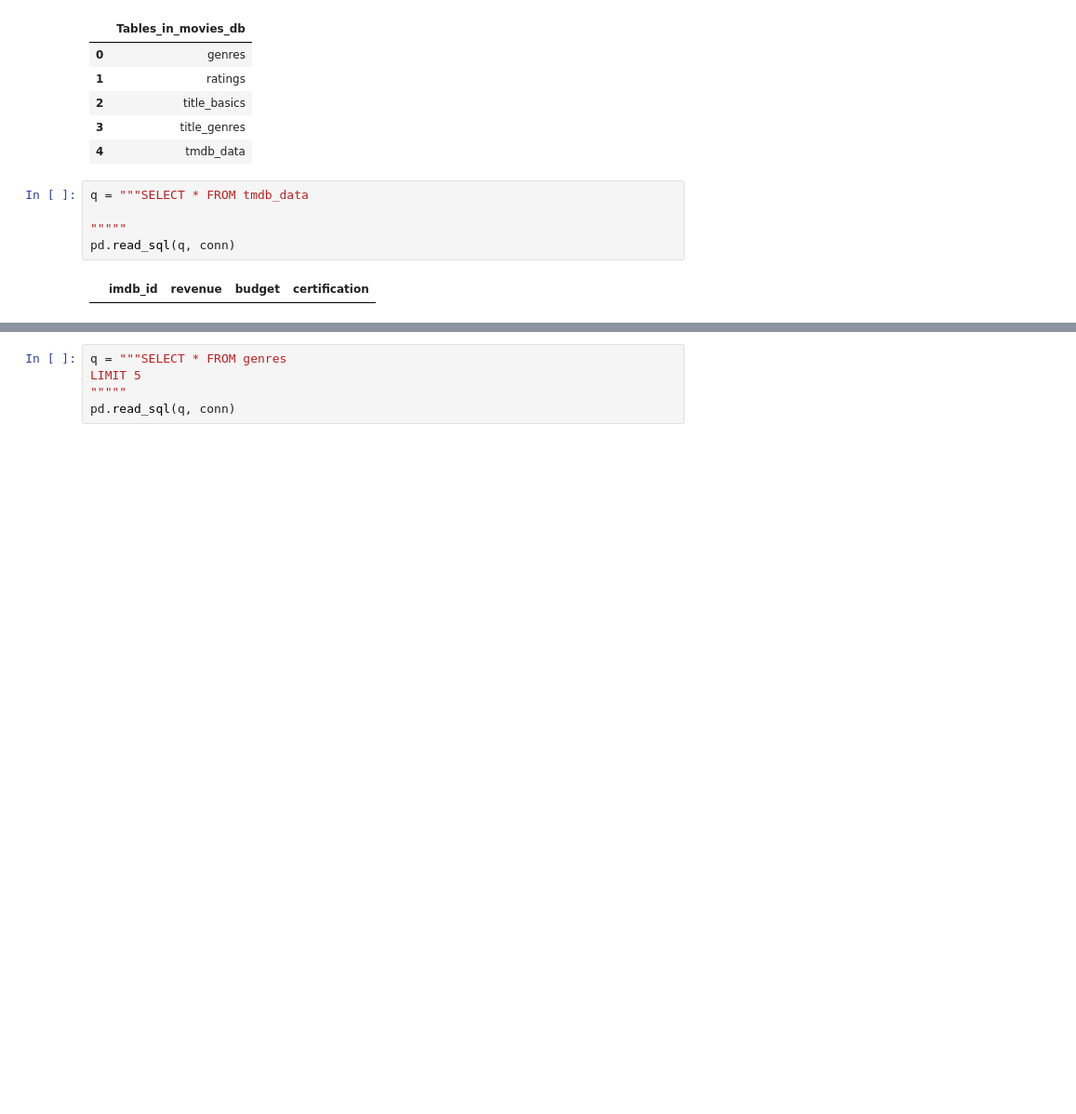
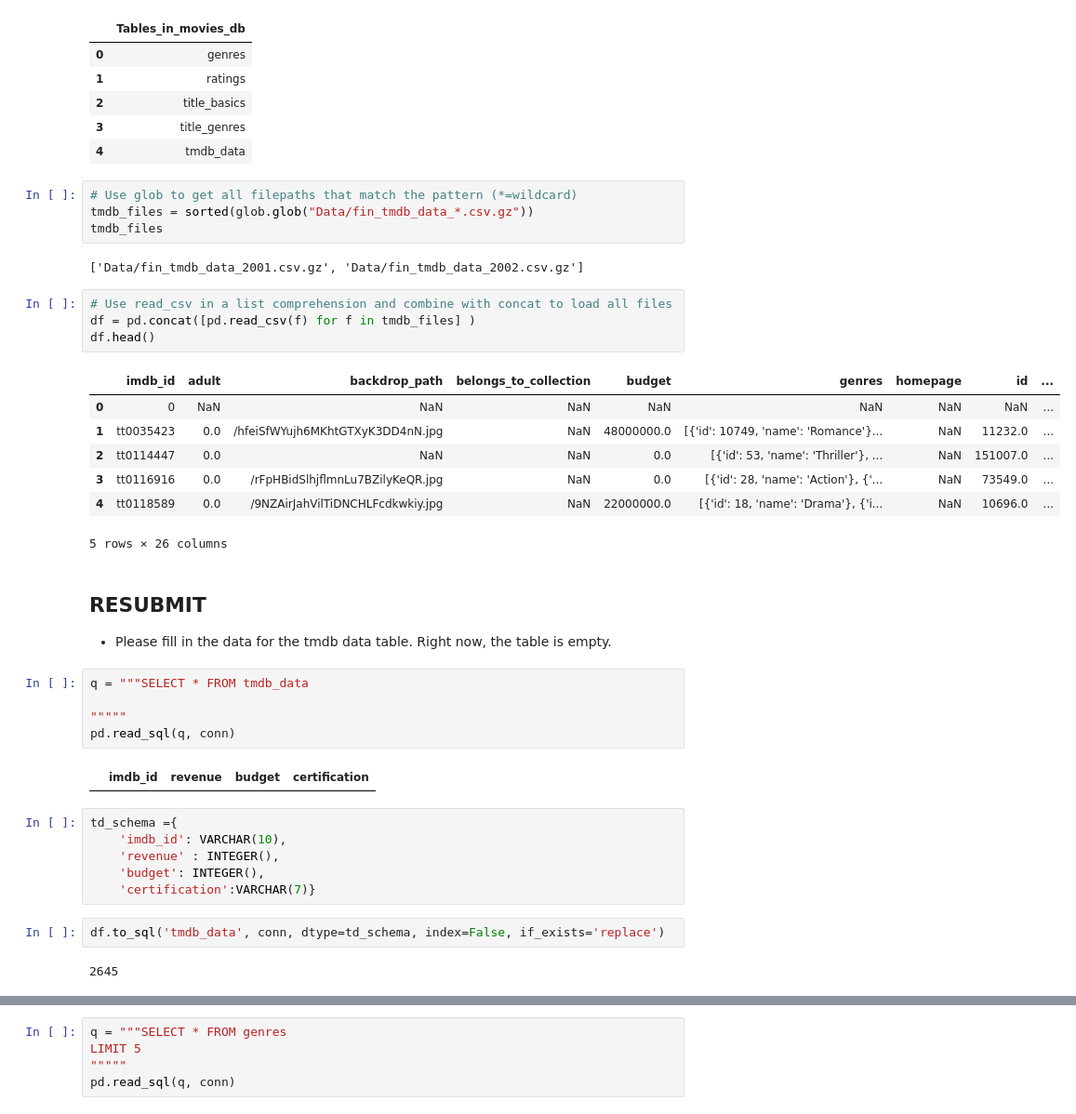
Before and after one commit to SaintNickG/Movie-Data_Enrichment, a Jupyter notebook: project2,pt 3b.ipynb, the cells around one changed output, grey strips where cells are left out. Shown: that part at 93% size. Saved outputs shown, nothing was run; the diff lists cells and outputs as text; blank space fills up the shorter version.

Commit message:
resubmit

```diff
--- a/project2,pt 3b.ipynb
+++ b/project2,pt 3b.ipynb
@@ -261,6 +262,27 @@ pd.read_sql(q, conn)
 | 2 | title_basics |
 | 3 | title_genres |
 | 4 | tmdb_data |
+# %%
+# Use glob to get all filepaths that match the pattern (*=wildcard)
+tmdb_files = sorted(glob.glob("Data/fin_tmdb_data_*.csv.gz"))
+tmdb_files
+# %% [output]
+['Data/fin_tmdb_data_2001.csv.gz', 'Data/fin_tmdb_data_2002.csv.gz']
+# %%
+# Use read_csv in a list comprehension and combine with concat to load all files
+df = pd.concat([pd.read_csv(f) for f in tmdb_files] )
+df.head()
+# %% [output]
+|  | imdb_id | adult | backdrop_path | belongs_to_collection | budget | genres | homepage | id | ... |
+| 0 | 0 | NaN | NaN | NaN | NaN | NaN | NaN | NaN | ... |
+| 1 | tt0035423 | 0.0 | /hfeiSfWYujh6MKhtGTXyK3DD4nN.jpg | NaN | 48000000.0 | [{'id': 10749, 'name': 'Romance'}... | NaN | 11232.0 | ... |
+| 2 | tt0114447 | 0.0 | NaN | NaN | 0.0 | [{'id': 53, 'name': 'Thriller'}, ... | NaN | 151007.0 | ... |
+| 3 | tt0116916 | 0.0 | /rFpHBidSlhjflmnLu7BZilyKeQR.jpg | NaN | 0.0 | [{'id': 28, 'name': 'Action'}, {'... | NaN | 73549.0 | ... |
+| 4 | tt0118589 | 0.0 | /9NZAirJahVilTiDNCHLFcdkwkiy.jpg | NaN | 22000000.0 | [{'id': 18, 'name': 'Drama'}, {'i... | NaN | 10696.0 | ... |
+5 rows × 26 columns
+# %% [markdown]
+##  RESUBMIT
+-  Please fill in the data for the tmdb data table. Right now, the table is empty.
 # %%
 q = """SELECT * FROM tmdb_data
 
@@ -268,3 +290,13 @@ q = """SELECT * FROM tmdb_data
 pd.read_sql(q, conn)
 # %% [output]
 |  | imdb_id | revenue | budget | certification |
+# %%
+td_schema ={
+    'imdb_id': VARCHAR(10),
+    'revenue' : INTEGER(),
+    'budget': INTEGER(),
+    'certification':VARCHAR(7)}
+# %%
+df.to_sql('tmdb_data', conn, dtype=td_schema, index=False, if_exists='replace')
+# %% [output]
+2645
```
Also changed, not shown: parts of 3 cells of this notebook, 8 other files.
